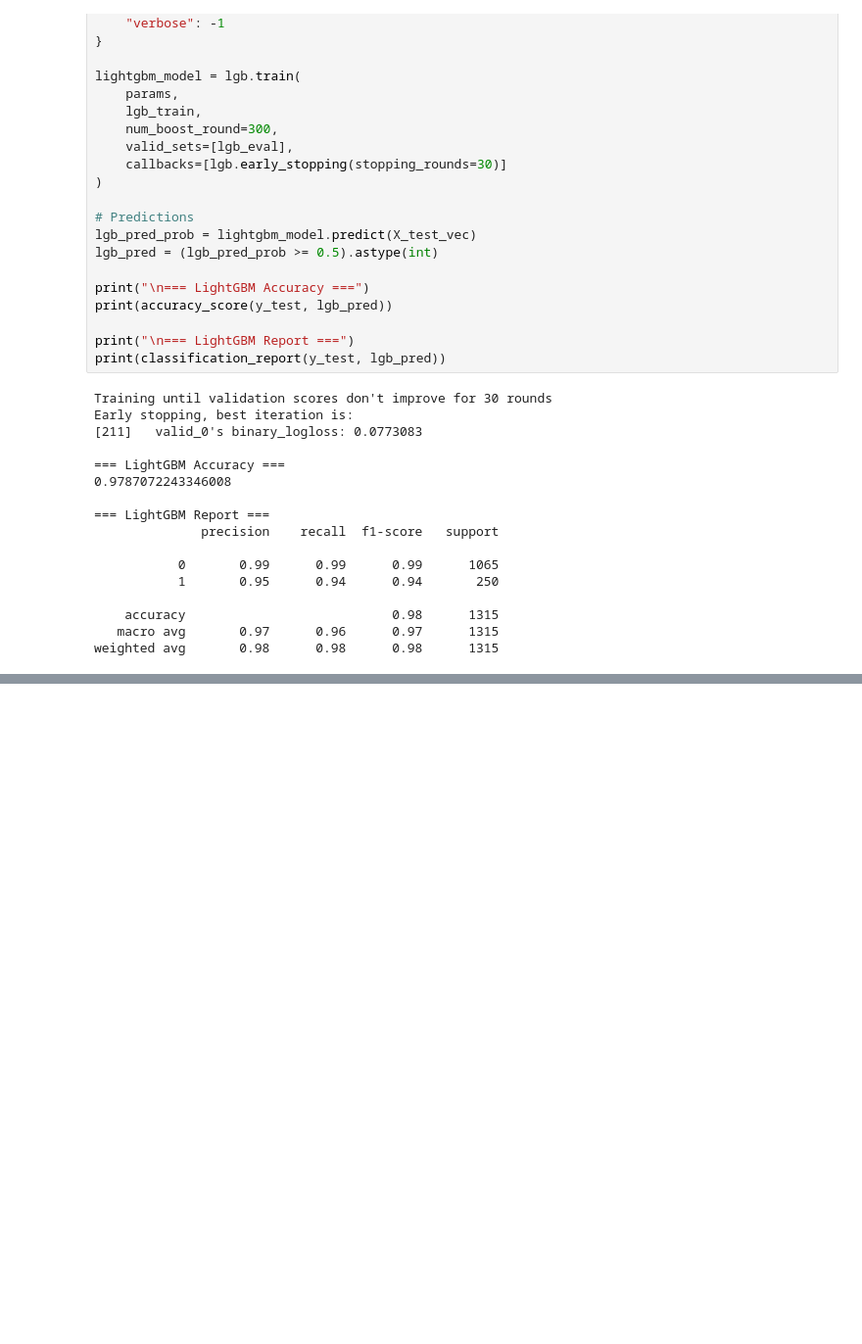
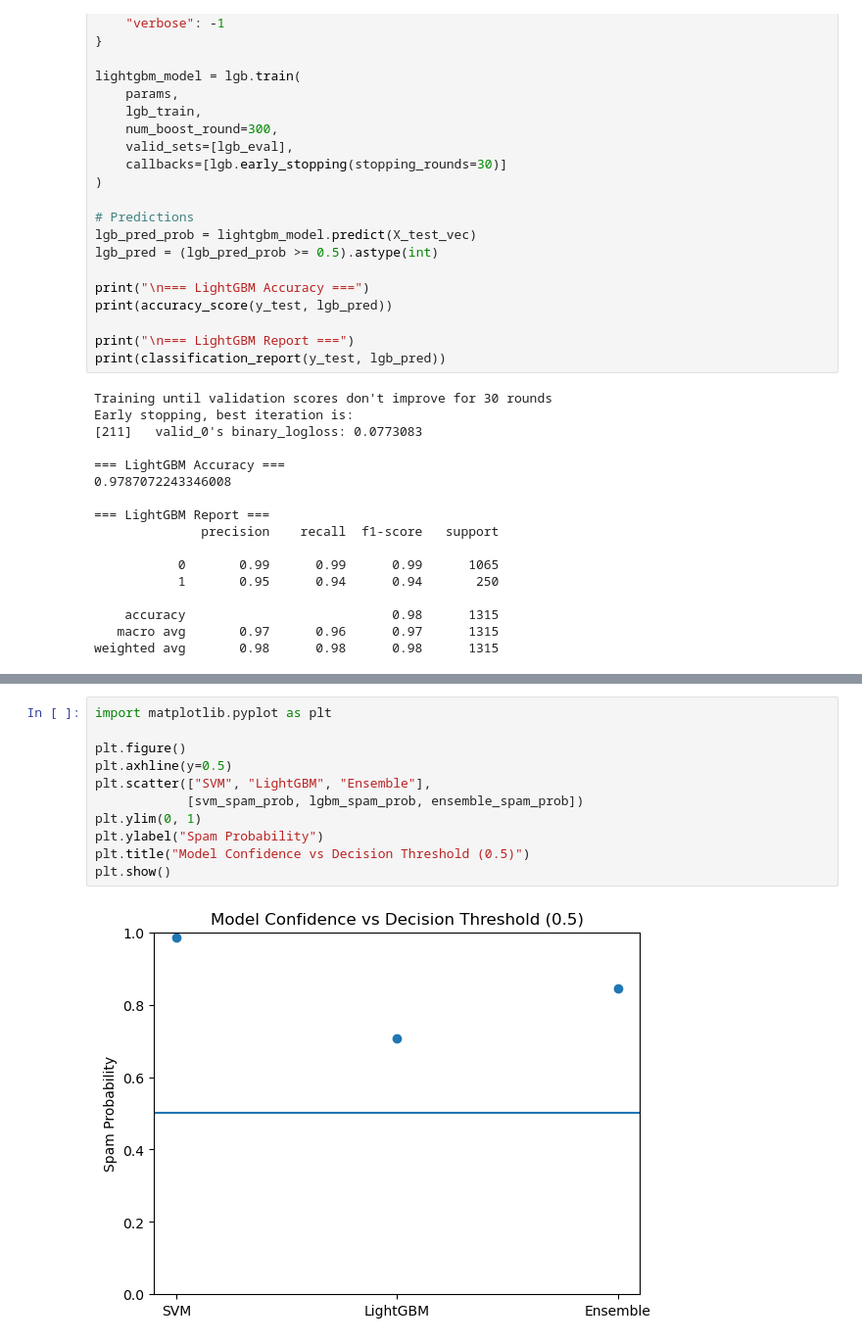
Before and after one commit to Araphat123/Spam-message-detection, a Jupyter notebook: final_spam.ipynb, the cells around one changed output, grey strips where cells are left out. Shown at 98% size. Saved outputs shown, nothing was run; the diff lists cells and outputs as text; blank space fills up the shorter version.

```diff
--- a/final_spam.ipynb
+++ b/final_spam.ipynb
@@ -328,0 +398,13 @@ salaman asxbta ina fcn tihin rajena beri ina dhibcaha kaso qadano fuad aan isku
+# %%
+import matplotlib.pyplot as plt
+
+plt.figure()
+plt.axhline(y=0.5)
+plt.scatter(["SVM", "LightGBM", "Ensemble"],
+            [svm_spam_prob, lgbm_spam_prob, ensemble_spam_prob])
+plt.ylim(0, 1)
+plt.ylabel("Spam Probability")
+plt.title("Model Confidence vs Decision Threshold (0.5)")
+plt.show()
+# %% [output]
+[figure, added]
```
Also changed, not shown: parts of 5 cells of this notebook, 9 other files.
